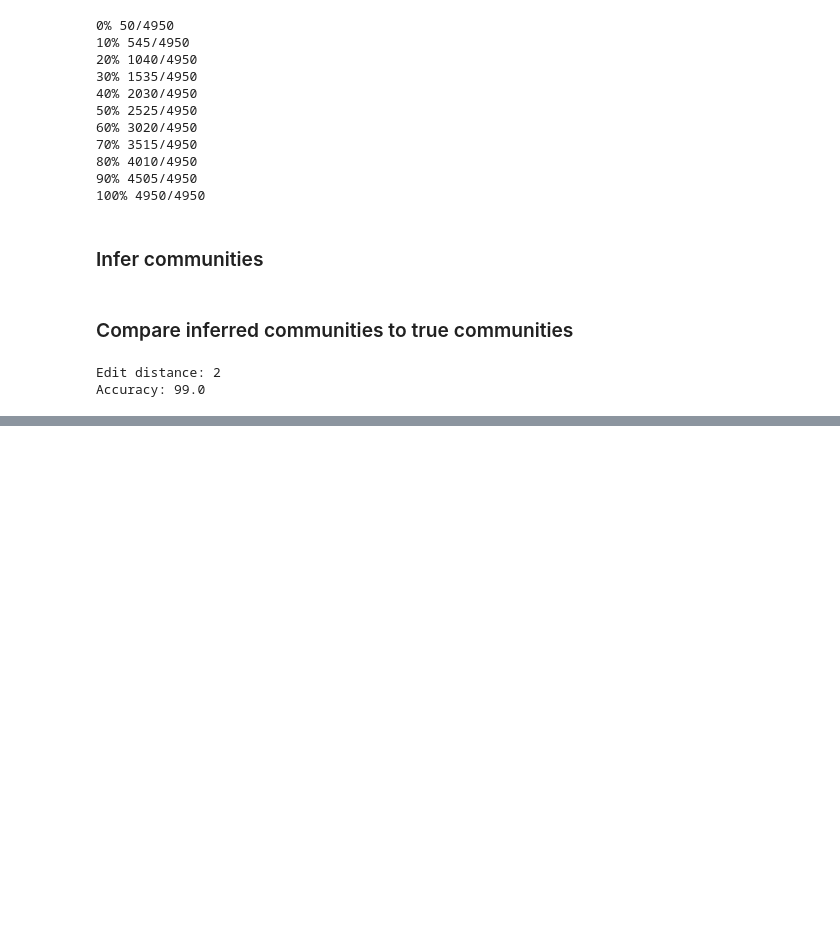
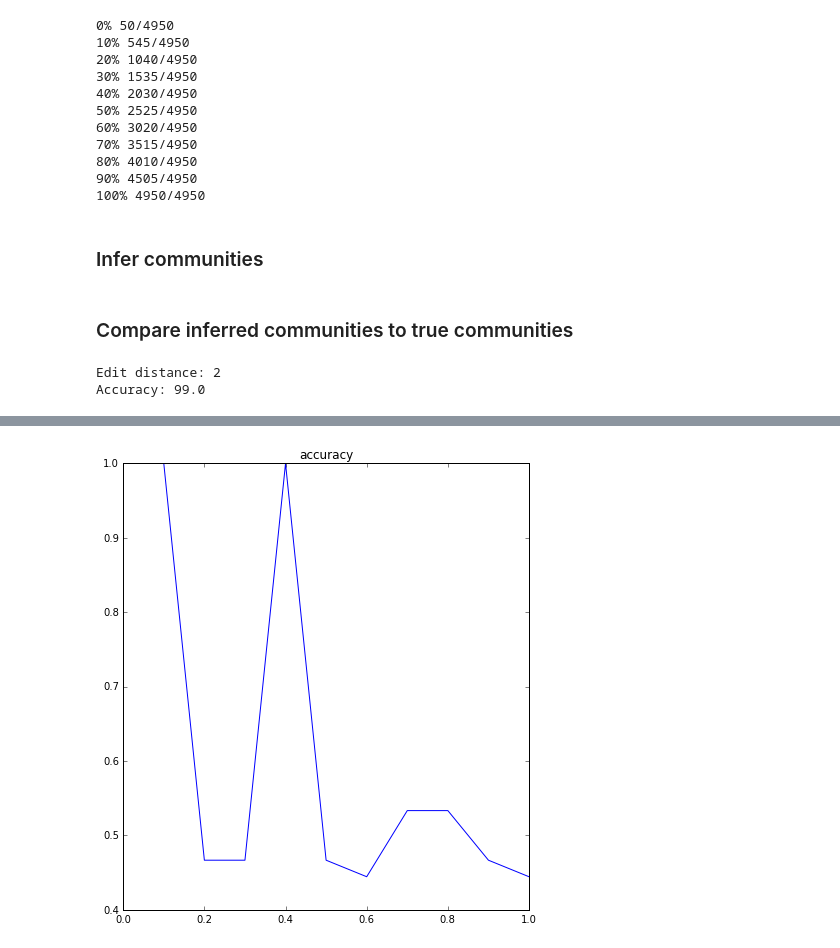
Before and after one commit to ulfaslak/MScProject-build-dataset, a Jupyter notebook: pareto_clustering/test_accuracy.ipynb, the cells around one changed output, grey strips where cells are left out. Cells and saved outputs as stored; diff of their text form; code cells hidden in the pictures; blank space fills up the shorter version.

```diff
--- a/pareto_clustering/test_accuracy.ipynb
+++ b/pareto_clustering/test_accuracy.ipynb
@@ -28,7 +28,7 @@ _, T, _ = Build_S(X_sim,5,sample_size=1.0, remove_outliers=False).main(visualize
 ### Infer communities
 # %%
 from pareto_clustering.cluster import cluster_Infomap
-pred_communities = cluster_Infomap.community_detection_Infomap(T)
+pred_communities = cluster_Infomap.fit(T)
 # %% [markdown]
 ### Compare inferred communities to true communities
 # %%
@@ -69,0 +83,3 @@ Accuracy: 99.0
+# %%
+glob_counter = 0
+accuracy_arr = []
@@ -69,0 +185,9 @@ Accuracy: 99.0
+# %%
+plt.figure(figsize=(16,8))
+plt.subplot(1,2,2)
+plt.title("accuracy")
+plt.plot(np.linspace(0,1,11),accuracy_arr)
+
+plt.show()
+# %% [output]
+[figure, added]
```
Also changed, not shown: parts of 12 cells of this notebook, 55 other files.
